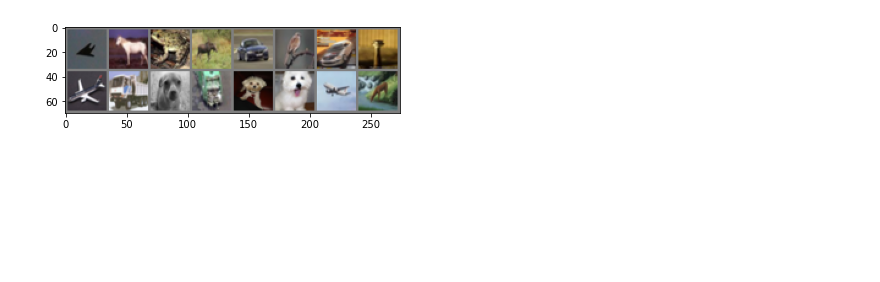
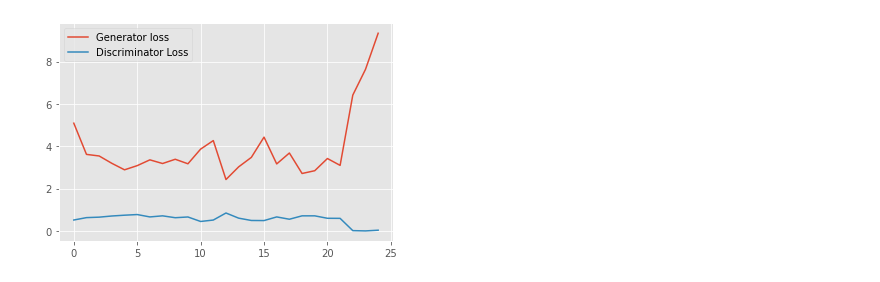
Before and after one commit to eliotjmartin/cs472-assignments, a Jupyter notebook: HW2_EliotMartin.ipynb, the cells around one changed output. Saved outputs shown, nothing was run; the diff lists cells and outputs as text; code cells hidden in the pictures; blank space fills up the shorter version.

```diff
--- a/HW2_EliotMartin.ipynb
+++ b/HW2_EliotMartin.ipynb
@@ -75,0 +253,6 @@ Files already downloaded and verified
+# %%
+# create the noise vector
+noise = create_noise(sample_size, nz)
+# %%
+generator.train()
+discriminator.train()
@@ -75,0 +277,27 @@ Files already downloaded and verified
+# %%
+losses_g = [] # to store generator loss after each epoch
+losses_d = [] # to store discriminator loss after each epoch
+
+for epoch in range(epochs):
+    loss_g = 0.0
+    loss_d = 0.0
+    for bi, data in tqdm(enumerate(train_loader), total=int(len(train_data)/train_loader.batch_size)):
+        image, _ = data
+        image = image.to(device)
+        b_size = len(image)
+        # forward pass through generator to create fake data
+        data_fake = generator(create_noise(b_size, nz)).detach()
+        data_real = image
+        loss_d += train_discriminator(optim_d, data_real, data_fake)
+        data_fake = generator(create_noise(b_size, nz))
+        loss_g += train_generator(optim_g, data_fake)
+    # final forward pass through generator to create fake data...
+    # ...after training for current epoch
+    generated_img = generator(noise).cpu().detach()
+    # save the generated torch tensor models to disk
+    epoch_loss_g = loss_g / bi # total generator loss for the epoch
+    epoch_loss_d = loss_d / bi # total discriminator loss for the epoch
+    losses_g.append(epoch_loss_g)
+    losses_d.append(epoch_loss_d)
+    print(f"Epoch {epoch+1} of {epochs}")
+    print(f"Generator loss: {epoch_loss_g:.8f}, Discriminator loss: {epoch_loss_d:.8f}")
@@ -76,3 +337,16 @@ Files already downloaded and verified
+# %%
+losses_g = [loss.cpu().detach().numpy() for loss in losses_g]
+losses_d = [loss.cpu().detach().numpy() for loss in losses_d]
+# %%
+# plot and save the generator and discriminator loss
+plt.figure()
+plt.plot(losses_g, label='Generator loss')
+plt.plot(losses_d, label='Discriminator Loss')
+plt.legend()
+plt.savefig('loss.png')
+plt.show()
+# %% [output]
+[figure, added]
 # %%
 def imshow(img):
     """
@@ -85,12 +359,3 @@ def imshow(img):
     # transpose numpy array from CxHxW to HxWxC format and display image
     plt.imshow(np.transpose(npimg, (1, 2, 0)))
     plt.show()
-
-# get a batch of random training images
-dataiter = iter(trainloader)
-images, labels = next(dataiter)
-
-# display the batch
-imshow(torchvision.utils.make_grid(images))
-# %% [output]
-[figure, removed]
```
Also changed, not shown: parts of 25 cells of this notebook, 2 other files.
